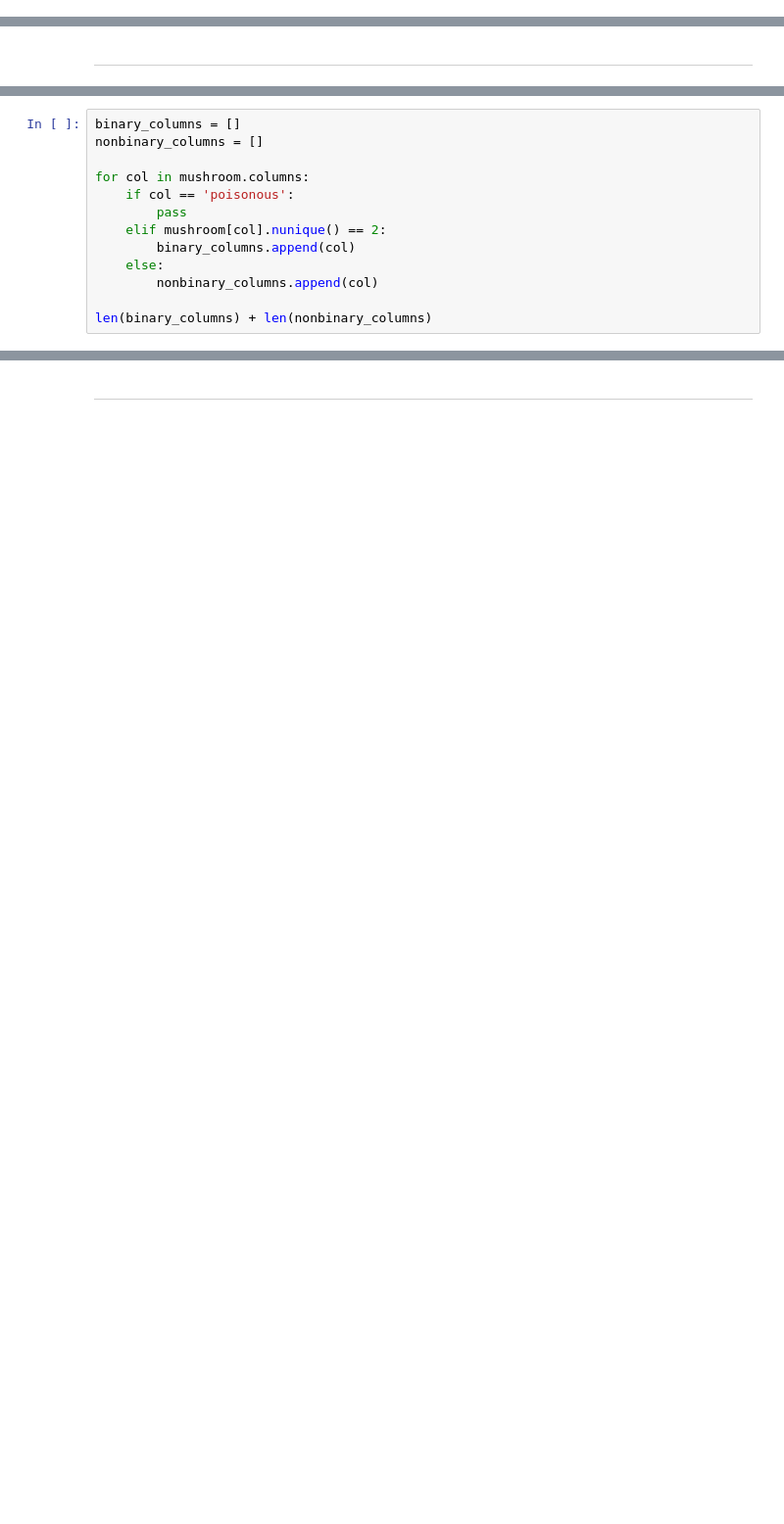
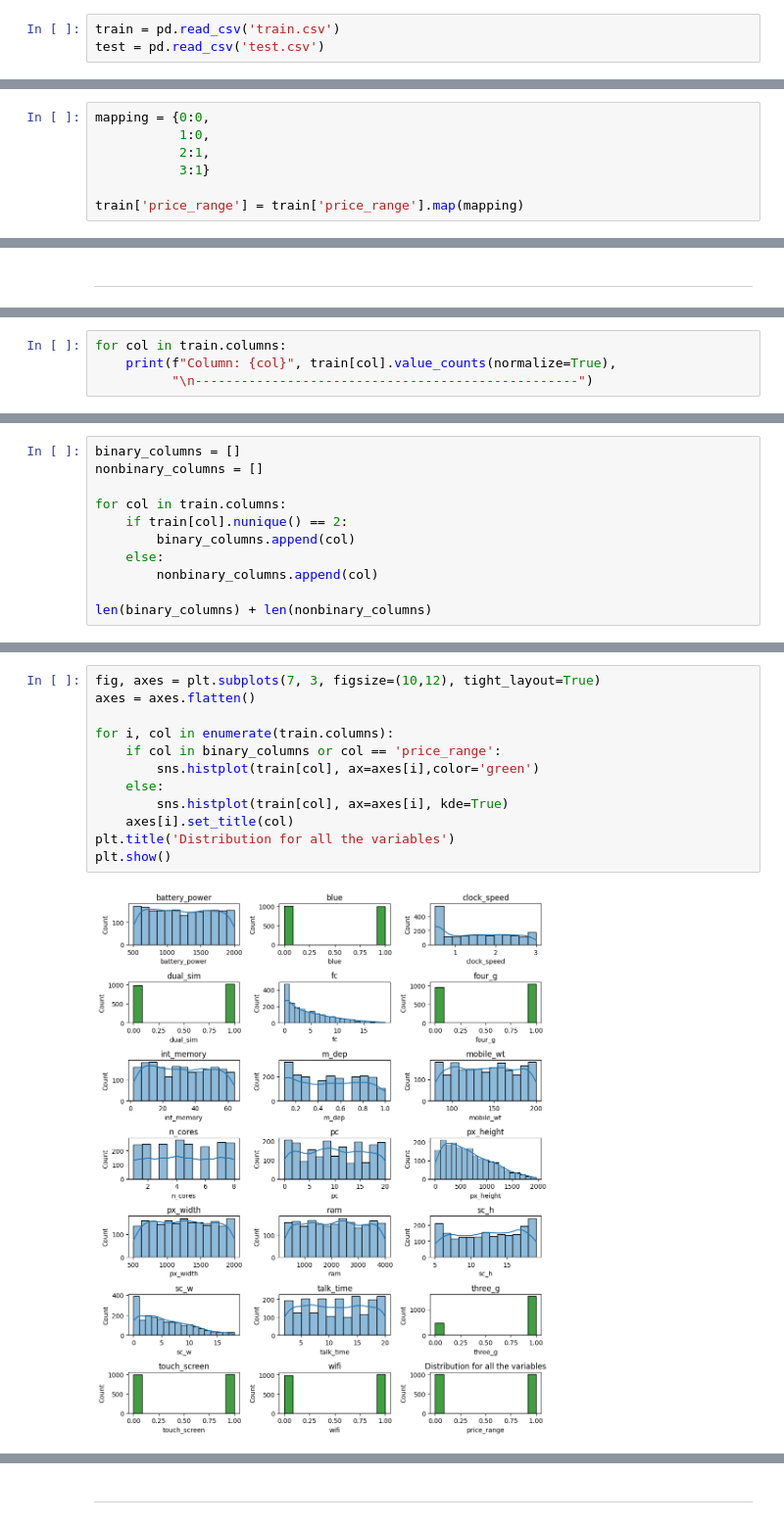
Before and after one commit to giordanovitale/Bayesian-Analysis, a Jupyter notebook: project.ipynb, the cells around one changed output, grey strips where cells are left out. Shown at 98% size. Drawn from its saved outputs; the diff is of its cells as text; blank space fills up the shorter version.

```diff
--- a/project.ipynb
+++ b/project.ipynb
@@ -83,0 +92,3 @@ mushroom.shape
+# %%
+train = pd.read_csv('train.csv')
+test = pd.read_csv('test.csv')
@@ -83,0 +103,7 @@ mushroom.shape
+# %%
+mapping = {0:0,
+           1:0,
+           2:1,
+           3:1}
+
+train['price_range'] = train['price_range'].map(mapping)
@@ -164,0 +173,4 @@ Here we can make a distinction:
+# %%
+for col in train.columns:
+    print(f"Column: {col}", train[col].value_counts(normalize=True),
+          "\n--------------------------------------------------")
@@ -166,10 +200,8 @@ Here we can make a distinction:
 binary_columns = []
 nonbinary_columns = []
 
-for col in mushroom.columns:
-    if col == 'poisonous':
-        pass
-    elif mushroom[col].nunique() == 2:
+for col in train.columns:
+    if train[col].nunique() == 2:
         binary_columns.append(col)
     else:
         nonbinary_columns.append(col)
@@ -179,0 +212,14 @@ len(binary_columns) + len(nonbinary_columns)
+# %%
+fig, axes = plt.subplots(7, 3, figsize=(10,12), tight_layout=True)
+axes = axes.flatten()
+
+for i, col in enumerate(train.columns):
+    if col in binary_columns or col == 'price_range':
+        sns.histplot(train[col], ax=axes[i],color='green')
+    else:
+        sns.histplot(train[col], ax=axes[i], kde=True)
+    axes[i].set_title(col)
+plt.title('Distribution for all the variables')
+plt.show()
+# %% [output]
+[figure, added]
```
Also changed, not shown: parts of 118 cells of this notebook.
